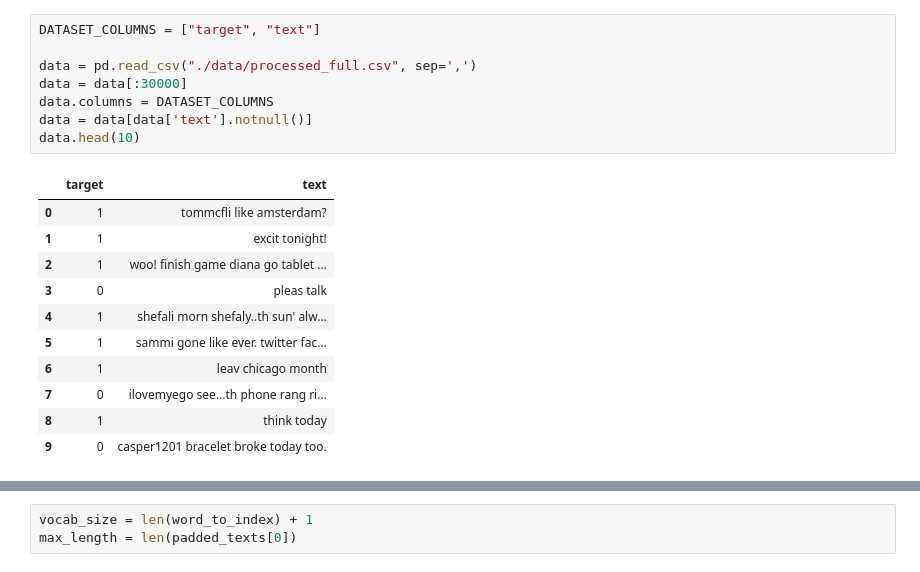
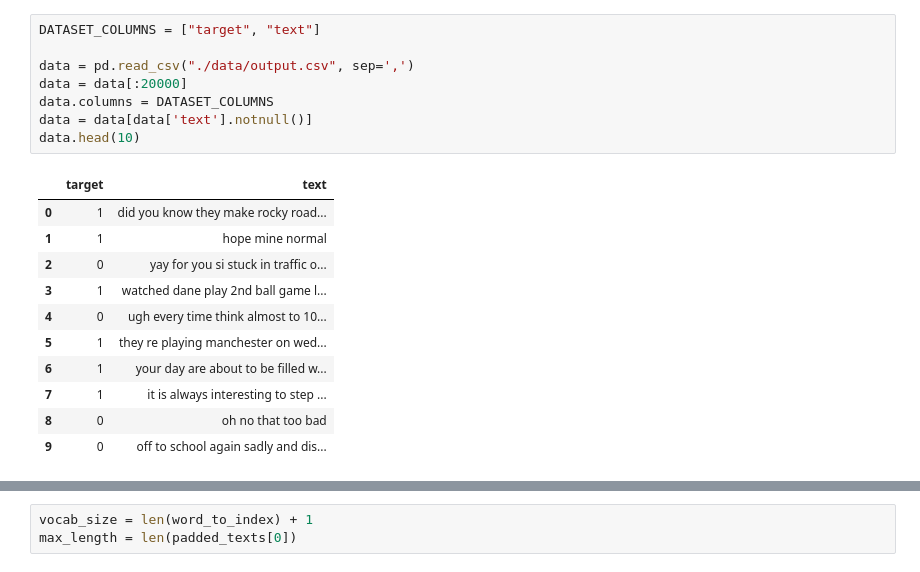
Before and after one commit to emirsoyturk/eth-global-online, a Jupyter notebook: ml/noir.ipynb, the cells around one changed output, grey strips where cells are left out. Saved outputs shown, nothing was run; the diff lists cells and outputs as text.

Commit message:
new data processing way

```diff
--- a/ml/noir.ipynb
+++ b/ml/noir.ipynb
@@ -28,23 +20,23 @@ torch.cuda.manual_seed(0)
 # %%
 DATASET_COLUMNS = ["target", "text"]
 
-data = pd.read_csv("./data/processed_full.csv", sep=',')
-data = data[:30000]
+data = pd.read_csv("./data/output.csv", sep=',')
+data = data[:20000]
 data.columns = DATASET_COLUMNS
 data = data[data['text'].notnull()]
 data.head(10)
 # %% [output]
 |  | target | text |
-| 0 | 1 | tommcfli like amsterdam? |
-| 1 | 1 | excit tonight! |
-| 2 | 1 | woo! finish game diana go tablet ... |
-| 3 | 0 | pleas talk |
-| 4 | 1 | shefali morn shefaly..th sun' alw... |
-| 5 | 1 | sammi gone like ever. twitter fac... |
-| 6 | 1 | leav chicago month |
-| 7 | 0 | ilovemyego see...th phone rang ri... |
-| 8 | 1 | think today |
-| 9 | 0 | casper1201 bracelet broke today too. |
+| 0 | 1 | did you know they make rocky road... |
+| 1 | 1 | hope mine normal |
+| 2 | 0 | yay for you si stuck in traffic o... |
+| 3 | 1 | watched dane play 2nd ball game l... |
+| 4 | 0 | ugh every time think almost to 10... |
+| 5 | 1 | they re playing manchester on wed... |
+| 6 | 1 | your day are about to be filled w... |
+| 7 | 1 | it is always interesting to step ... |
+| 8 | 0 | oh no that too bad |
+| 9 | 0 | off to school again sadly and dis... |
 # %%
 def tokenize_texts(texts_list):
     all_words = set()
```
Also changed, not shown: parts of 8 cells of this notebook, 13 other files.
